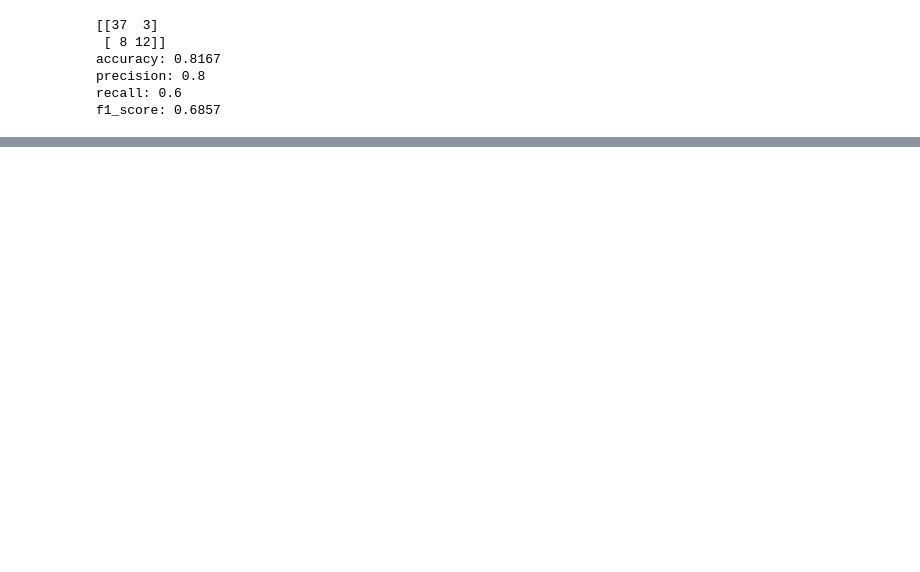
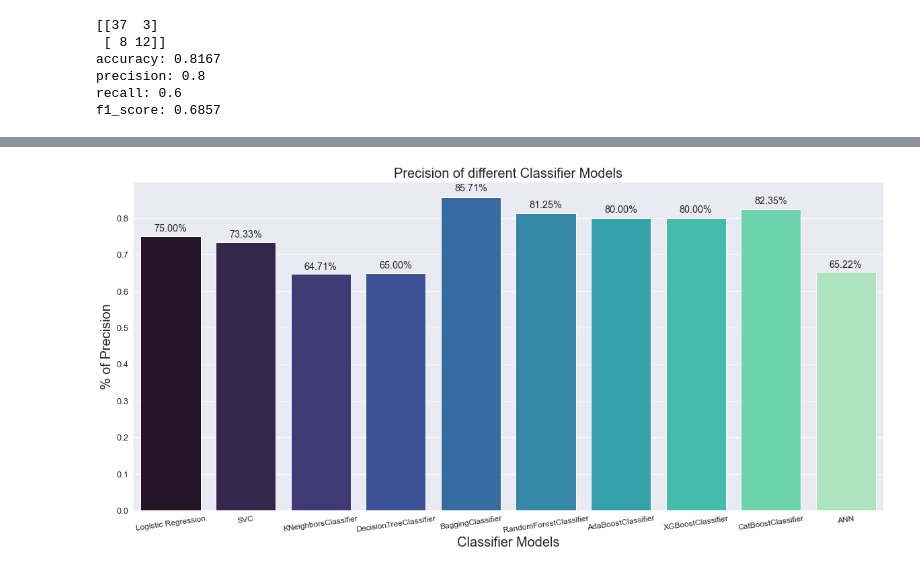
Before and after one commit to Adam-Palacz/heart_disease_classifier, a Jupyter notebook: heart_disease_classifier.ipynb, the cells around one changed output, grey strips where cells are left out. Saved outputs shown, nothing was run; the diff lists cells and outputs as text; code cells hidden in the pictures; blank space fills up the shorter version.

Commit message:
add ann model and descripton

```diff
--- a/heart_disease_classifier.ipynb
+++ b/heart_disease_classifier.ipynb
@@ -478,0 +557,17 @@ plt.show()
+# %%
+plt.figure(figsize=(20,9))
+sns.set_style('darkgrid')
+precision_df = pd.Series(precision_dict)
+ax = sns.barplot(x=precision_df.index, y=list(precision_df), palette = "mako", saturation =1.5)
+plt.xlabel("Classifier Models", fontsize = 20 )
+plt.ylabel("% of Precision", fontsize = 20)
+plt.title("Precision of different Classifier Models", fontsize = 20)
+plt.xticks(fontsize = 12, horizontalalignment = 'center', rotation = 8)
+plt.yticks(fontsize = 13)
+for p in ax.patches:
+    width, height = p.get_width(), p.get_height()
+    x, y = p.get_xy()
+    ax.annotate(f'{height:.2%}', (x + width/2, y + height*1.02), ha='center', fontsize = 'x-large')
+plt.show()
+# %% [output]
+[figure, added]
```
Also changed, not shown: parts of 39 cells of this notebook, 3 other files.
